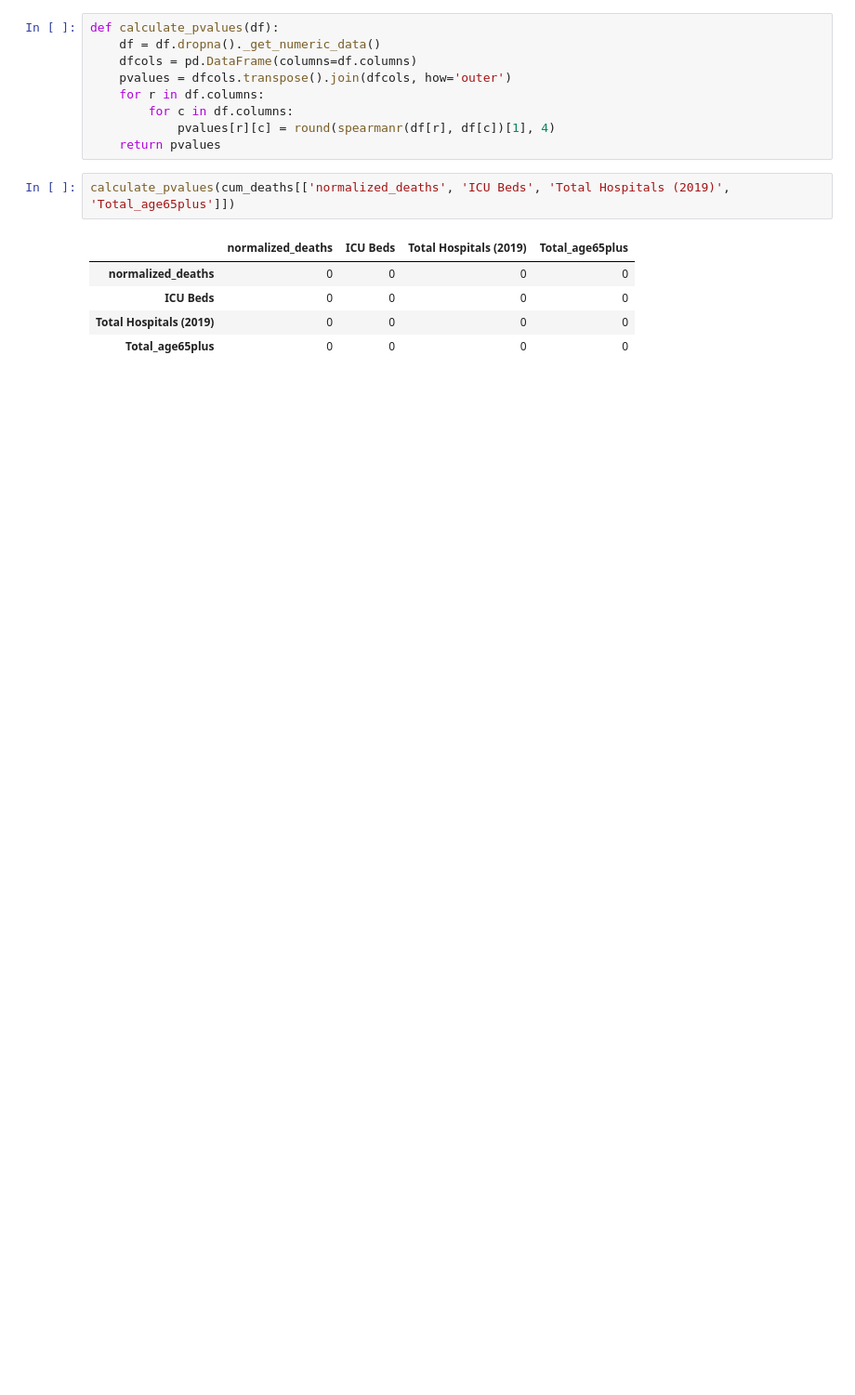
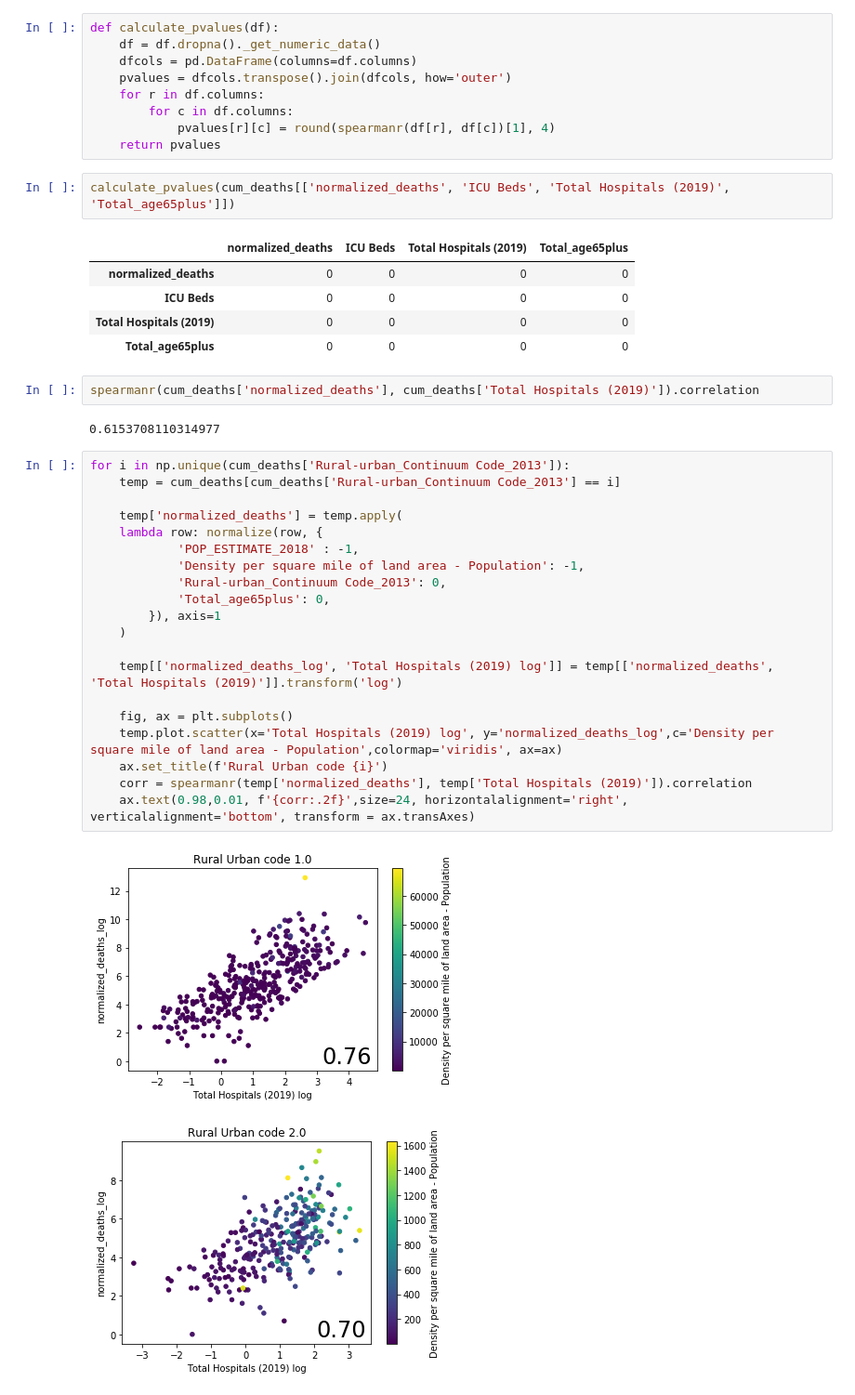
Before and after one commit to jhu-covid-optimization/covid-drivers, a Jupyter notebook: notebooks/06-rp-hospital_analysis.ipynb, the cells around one changed output. Shown at 93% size. Cells and saved outputs as stored; diff of their text form; blank space fills up the shorter version.

```diff
--- a/notebooks/06-rp-hospital_analysis.ipynb
+++ b/notebooks/06-rp-hospital_analysis.ipynb
@@ -114,3 +133,30 @@ calculate_pvalues(cum_deaths[['normalized_deaths', 'ICU Beds', 'Total Hospitals
 | ICU Beds | 0 | 0 | 0 | 0 |
 | Total Hospitals (2019) | 0 | 0 | 0 | 0 |
 | Total_age65plus | 0 | 0 | 0 | 0 |
+# %%
+spearmanr(cum_deaths['normalized_deaths'], cum_deaths['Total Hospitals (2019)']).correlation
+# %% [output]
+0.6153708110314977
+# %%
+for i in np.unique(cum_deaths['Rural-urban_Continuum Code_2013']):
+    temp = cum_deaths[cum_deaths['Rural-urban_Continuum Code_2013'] == i]
+
+    temp['normalized_deaths'] = temp.apply(
+    lambda row: normalize(row, {
+            'POP_ESTIMATE_2018' : -1,
+            'Density per square mile of land area - Population': -1,
+            'Rural-urban_Continuum Code_2013': 0,
+            'Total_age65plus': 0,
+        }), axis=1
+    )
+
+    temp[['normalized_deaths_log', 'Total Hospitals (2019) log']] = temp[['normalized_deaths', 'Total Hospitals (2019)']].transform('log')
+
+    fig, ax = plt.subplots()
+    temp.plot.scatter(x='Total Hospitals (2019) log', y='normalized_deaths_log',c='Density per square mile of land area - Population',colormap='viridis', ax=ax)
+    ax.set_title(f'Rural Urban code {i}')
+    corr = spearmanr(temp['normalized_deaths'], temp['Total Hospitals (2019)']).correlation
+    ax.text(0.98,0.01, f'{corr:.2f}',size=24, horizontalalignment='right', verticalalignment='bottom', transform = ax.transAxes)
+# %% [output]
+[figure, added]
+[figure, added]
```
Also changed, not shown: parts of 6 cells of this notebook.
